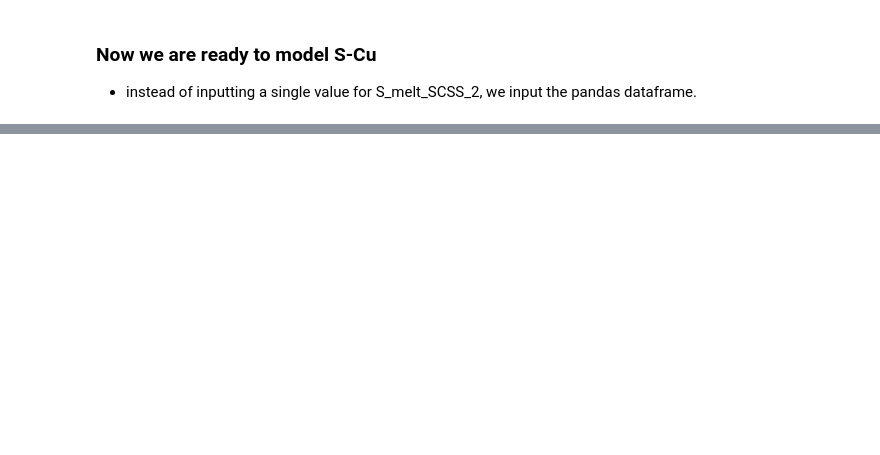
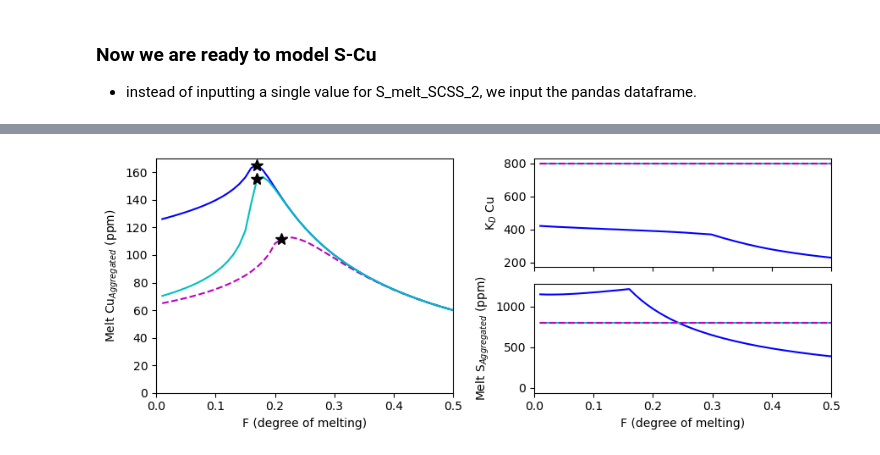
Before and after one commit to PennyWieser/PySulfSat, a Jupyter notebook: docs/Examples/Mantle_Melting_Lee_Wieser/Complex_melt_changing_SCSS.ipynb, the cells around one changed output, grey strips where cells are left out. Cells and saved outputs as stored; diff of their text form; code cells hidden in the pictures; blank space fills up the shorter version.

```diff
--- a/docs/Examples/Mantle_Melting_Lee_Wieser/Complex_melt_changing_SCSS.ipynb
+++ b/docs/Examples/Mantle_Melting_Lee_Wieser/Complex_melt_changing_SCSS.ipynb
@@ -181,0 +235,87 @@ plt.plot(df_Ba_200S_changeSi['F'],
+# %%
+df_Cu_200S_Thermocalc_Kis=ss.Lee_Wieser_sulfide_melting(F=Thermocalc_df['liq'],
+                        Modes=Modes3,
+                        KDs=KDs_Cu_Kis,
+                        S_Sulf=S_Sulf, elem_Per=30,
+                        S_Mantle=[200],
+                        S_Melt_SCSS_2=SCSS_fixedSulf['SCSS2_ppm'],
+                         Prop_S6=0)
+
+# Lets also model Selenium
+df_Cu_200S_Thermocalc_Kis=ss.Lee_Wieser_sulfide_melting(F=Thermocalc_df['liq'],
+                        Modes=Modes3,
+                        KDs=KDs_Cu_Kis,
+                        S_Sulf=S_Sulf, elem_Per=30,
+                        S_Mantle=[200],
+                        S_Melt_SCSS_2=SCSS_fixedSulf['SCSS2_ppm'],
+                         Prop_S6=0)
+# %%
+#fig, ((ax1, ax2), (ax3, ax4)) = plt.subplots(2, 2, figsize=(10,8))
+figure_mosaic="""
+    AB
+    AC
+
+    """
+fig,axes=plt.subplot_mosaic(mosaic=figure_mosaic, figsize=(9, 3.5), sharex=True)
+
+axes['A'].plot(df_Cu_200S['F'].iloc[1:],
+         df_Cu_200S['Cu_Melt_Agg'].iloc[1:],
+        '--',color='m', ms=10, label='Cu, S=200 ppm, simple')
+# Lets add a cross to show the point at which sulfide is exhausted
+sulf_out_200=np.take(np.where(df_Cu_200S['S_Residue']==0), 0)
+axes['A'].plot(df_Cu_200S['F'].loc[sulf_out_200],
+         df_Cu_200S['Cu_Melt_Agg'].loc[sulf_out_200],
+        '*k', ms=10, label='Sulf out')
+
+
+
+
+# Kiseeva KDs, O2021 SCSS
+axes['A'].plot(df_Cu_200S_Thermocalc_Kis['F'].iloc[1:],
+         df_Cu_200S_Thermocalc_Kis['Cu_Melt_Agg'].iloc[1:],
+        '-',color='b', ms=10, label='Cu, S=200 ppm, Kiseeva KDs, O2021 SCSS')
+# Lets add a cross to show the point at which sulfide is exhausted
+sulf_out_200=np.take(np.where(df_Cu_200S_Thermocalc_Kis['S_Residue']==0), 0)
+axes['A'].plot(df_Cu_200S_Thermocalc_Kis['F'].loc[sulf_out_200],
+         df_Cu_200S_Thermocalc_Kis['Cu_Melt_Agg'].loc[sulf_out_200],
+        '*k', ms=10, label='Sulf out')
+
+# FixedKD, O2021 SCSS
+
+axes['A'].plot(df_Cu_200S_Thermocalc['F'].iloc[1:],
+         df_Cu_200S_Thermocalc['Cu_Melt_Agg'].iloc[1:],
+        '-',color='c', ms=10, label='Cu, S=200, KD=800, O2021 SCSS')
+# Lets add a cross to show the point at which sulfide is exhausted
+sulf_out_200=np.take(np.where(df_Cu_200S_Thermocalc['S_Residue']==0), 0)
+axes['A'].plot(df_Cu_200S_Thermocalc['F'].loc[sulf_out_200],
+         df_Cu_200S_Thermocalc['Cu_Melt_Agg'].loc[sulf_out_200],
+        '*k', ms=10, label='Sulf out')
+axes['A'].set_xlim([0, 0.5])
+axes['A'].set_xlabel('F (degree of melting)')
+axes['A'].set_ylabel('Melt Cu$_{Aggregated}$ (ppm)')
+axes['A'].set_ylim([0, 170])
+
+
+axes['B'].plot(df_Cu_200S_Thermocalc_Kis['F'].iloc[1:],
+               KDs_Cu_Kis['sulf'].iloc[1:], '-b')
+axes['B'].plot(df_Cu_200S_Thermocalc['F'].iloc[1:],
+               df_Cu_200S_Thermocalc['F'].iloc[1:]*0+800, '-c')
+axes['B'].plot(df_Cu_200S['F'].iloc[1:],
+               df_Cu_200S['F'].iloc[1:]*0+800, '--m')
+axes['B'].set_ylabel('K$_D$ Cu')
+
+axes['C'].plot(df_Cu_200S_Thermocalc_Kis['F'].iloc[1:],
+               df_Cu_200S_Thermocalc_Kis['S_Melt_Agg'].iloc[1:], '-b')
+axes['C'].plot(df_Cu_200S_Thermocalc['F'].iloc[1:],
+               df_Cu_200S_Thermocalc['S_Melt_Agg'].iloc[1:]*0+800, '-c')
+axes['C'].plot(df_Cu_200S['F'].iloc[1:],
+               df_Cu_200S['S_Melt_Agg'].iloc[1:]*0+800, '--m')
+
+
+
+axes['C'].set_xlabel('F (degree of melting)')
+axes['C'].set_ylabel('Melt S$_{Aggregated}$ (ppm)')
+fig.tight_layout()
+fig.savefig('Complex_Models.png', dpi=300)
+# %% [output]
+[figure, added]
```
Also changed, not shown: parts of 22 cells of this notebook, 13 other files.
